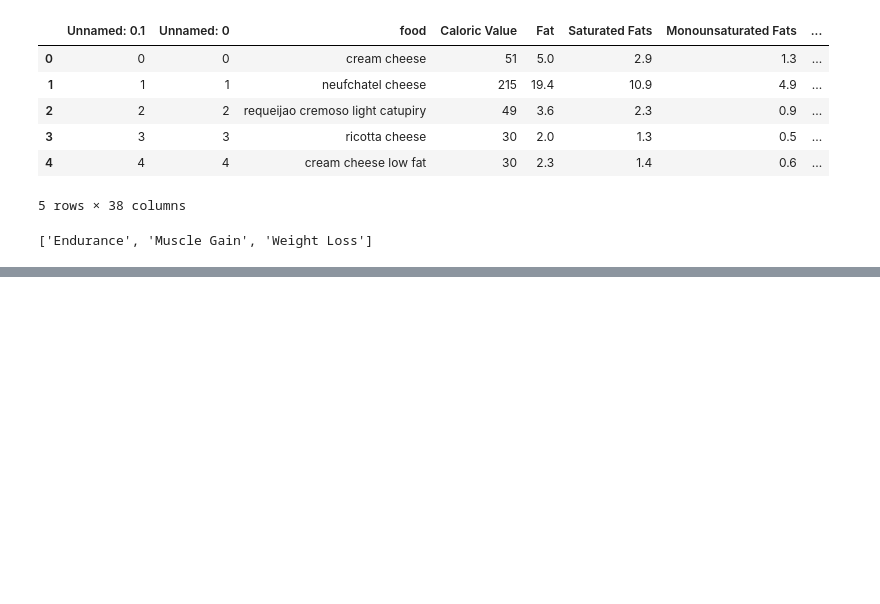
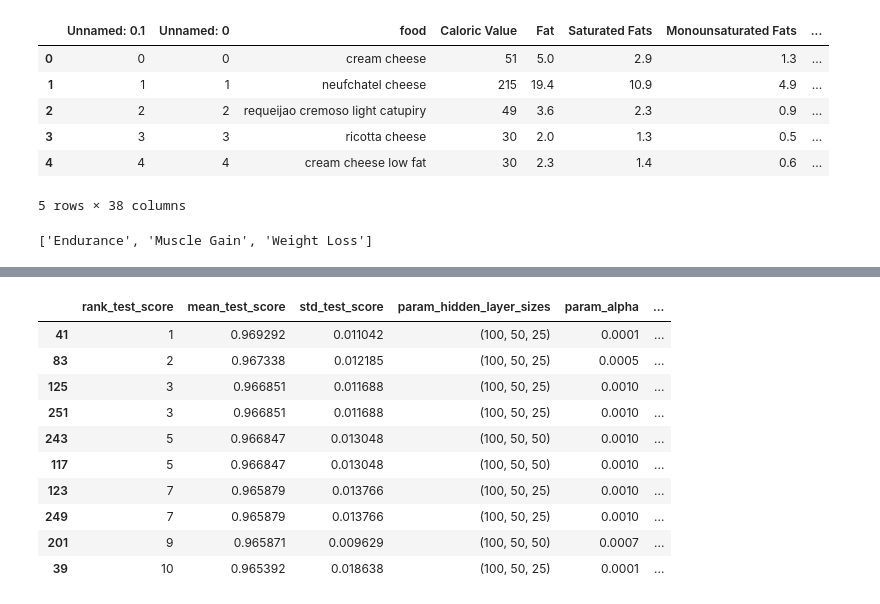
Before and after one commit to quielq/foodclassifier, a Jupyter notebook: foodclassifier_mlp.ipynb, the cells around one changed output, grey strips where cells are left out. Drawn from its saved outputs; the diff is of its cells as text; code cells hidden in the pictures; blank space fills up the shorter version.

```diff
--- a/foodclassifier_mlp.ipynb
+++ b/foodclassifier_mlp.ipynb
@@ -143,49 +142,32 @@ X_train, X_test, y_train, y_test = train_test_split(
     stratify=y_encoded
 )
 # %%
-param_combinations = [
-    # format: number of neurons, alpha, learning rate
+param_grid = {
+    'hidden_layer_sizes': [(50,), (100,), (100, 50), (150, 75), (200,), (100, 50, 50), (100, 50, 25)],
+    'alpha': [0.0001, 0.0005, 0.001, 0.0003, 0.0007, 0.001],
+    'learning_rate_init': [0.0005, 0.001, 0.0008, 0.002, 0.0015, 0.0025]
+}
 
-    # One hidden layer configurations
-    ((50,), 0.0001, 0.001),
-    ((100,), 0.0001, 0.001),
-    ((200,), 0.001, 0.0005),
-
-    # Two hidden layer configurations
-    ((100, 50), 0.0005, 0.001),
-    ((150, 75), 0.0005, 0.0005),
-
-    # 100-50 was the best, but let's try other closer parameters
-    ((80, 40), 0.0005, 0.001),
-    ((120, 60), 0.0005, 0.001),
-    ((100, 50), 0.0003, 0.001),
-    ((100, 50), 0.0007, 0.001),
-    ((100, 50), 0.0005, 0.0008),
-    ((100, 50), 0.0005, 0.002),
-
-    # Three hidden layer configuration
-    ((100, 50, 25), 0.0005, 0.001),
-    ((100, 50, 50), 0.0005, 0.001),
-    ((100, 50, 50), 0.0005, 0.002),
-    ((100, 50, 50), 0.0003, 0.002),
-    ((100, 50, 50), 0.0007, 0.002),
-    ((100, 50, 50), 0.0005, 0.0015),
-    ((100, 50, 50), 0.0005, 0.0025),
-
-]
-
-print("Testing different parameters for MLPClassifier:")
-
-for hls, alpha, lr in param_combinations:
-    clf = MLPClassifier(
-        hidden_layer_sizes=hls,
-        alpha=alpha,
-        learning_rate_init=lr,
+print("Running GridSearchCV for MLPClassifier:")
+grid_search = GridSearchCV(
+    estimator=MLPClassifier(
         max_iter=500,
         random_state=42,
         early_stopping=True,
         n_iter_no_change=15
-    )
-    scores = cross_val_score(clf, X_scaled, y_encoded, cv=5)
-    print(f"hls={hls}, alpha={alpha}, lr={lr}, CV accuracy={scores.mean():.4f}")
+    ),
+    param_grid=param_grid,
+    cv=5,
+    n_jobs=-1
+)
+
+grid_search.fit(X_scaled, y_encoded)
+
+print("Best params:", grid_search.best_params_)
+print(f"Best CV accuracy: {grid_search.best_score_:.4f}")
+
+# Show top results sorted by CV rank
+cv_results_df = pd.DataFrame(grid_search.cv_results_)
+cols = ['rank_test_score', 'mean_test_score', 'std_test_score', 'param_hidden_layer_sizes', 'param_alpha', 'param_learning_rate_init']
+display(cv_results_df.sort_values('rank_test_score')[cols].head(10))
 # %% [output]
@@ -211 +177,12 @@ hls=(100, 50, 50), alpha=0.0005, lr=0.0025, CV accuracy=0.9625
+|  | rank_test_score | mean_test_score | std_test_score | param_hidden_layer_sizes | param_alpha | ... |
+| 41 | 1 | 0.969292 | 0.011042 | (100, 50, 25) | 0.0001 | ... |
+| 83 | 2 | 0.967338 | 0.012185 | (100, 50, 25) | 0.0005 | ... |
+| 125 | 3 | 0.966851 | 0.011688 | (100, 50, 25) | 0.0010 | ... |
+| 251 | 3 | 0.966851 | 0.011688 | (100, 50, 25) | 0.0010 | ... |
+| 243 | 5 | 0.966847 | 0.013048 | (100, 50, 50) | 0.0010 | ... |
+| 117 | 5 | 0.966847 | 0.013048 | (100, 50, 50) | 0.0010 | ... |
+| 123 | 7 | 0.965879 | 0.013766 | (100, 50, 25) | 0.0010 | ... |
+| 249 | 7 | 0.965879 | 0.013766 | (100, 50, 25) | 0.0010 | ... |
+| 201 | 9 | 0.965871 | 0.009629 | (100, 50, 50) | 0.0007 | ... |
+| 39 | 10 | 0.965392 | 0.018638 | (100, 50, 25) | 0.0001 | ... |
 # %%
```
Also changed, not shown: parts of 6 cells of this notebook, 3 other files.
